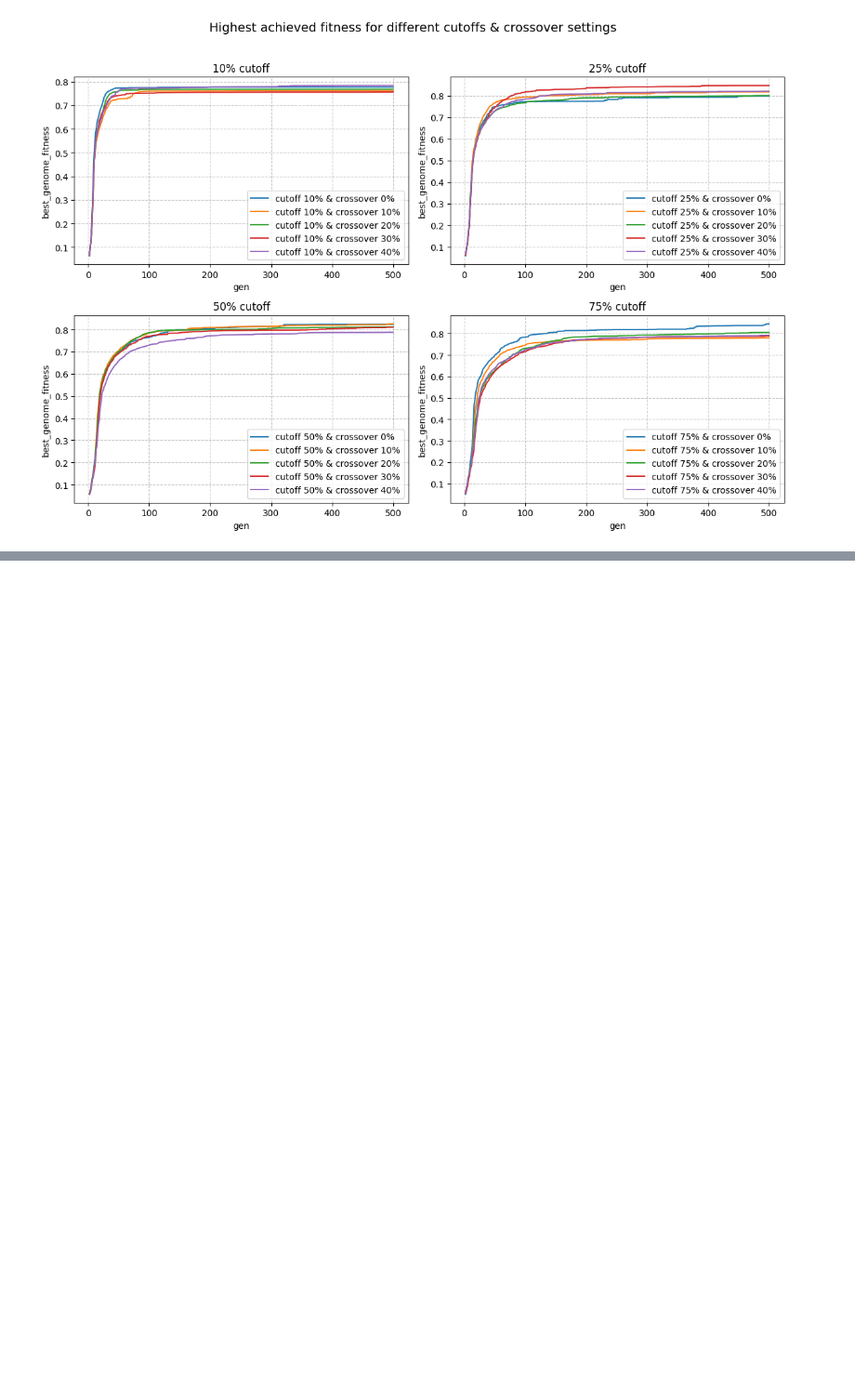
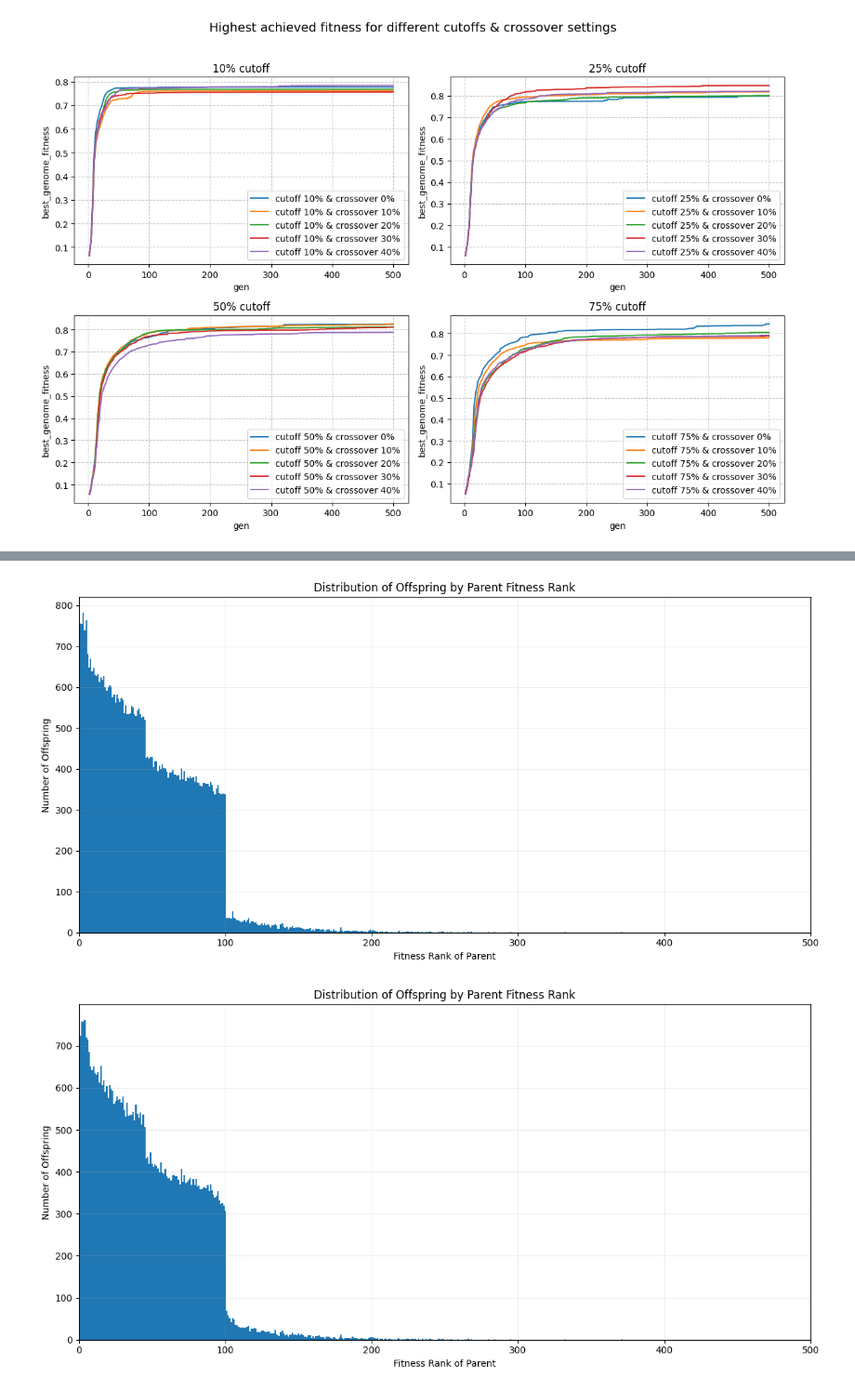
Before and after one commit to pastra98/EvolvePetriNets, a Jupyter notebook: analysis/analysis.ipynb, the cells around one changed output, grey strips where cells are left out. Shown at 93% size. Saved outputs shown, nothing was run; the diff lists cells and outputs as text; code cells hidden in the pictures; blank space fills up the shorter version.

Commit message:
will need to run this with more data again

```diff
--- a/analysis/analysis.ipynb
+++ b/analysis/analysis.ipynb
@@ -301,21 +324,0 @@ res["setups"][1]['gen_info_agg']
-# %%
-# %%
-# for truncation
-res = sa.exec_results_crawler("../analysis/data/testing_truncation")
-
-search = {
-    "spawn_cutoff_10%": {"spawn_cutoff": 0.1},
-    "spawn_cutoff_25%": {"spawn_cutoff": 0.25},
-    "spawn_cutoff_50%": {"spawn_cutoff": 0.50},
-    "spawn_cutoff_75%": {"spawn_cutoff": 0.75},
-}
-
-plt_layout = [["spawn_cutoff_10%", "spawn_cutoff_25%", "spawn_cutoff_50%", "spawn_cutoff_75%"]]
-
-data_sources = sa.search_and_aggregate_param_results(res, search)
-
-sa.generalized_lineplot(plt_layout, data_sources, "num_total_components")
-sa.generalized_lineplot(plt_layout, data_sources, "best_genome_fitness")
-sa.generalized_lineplot(plt_layout, data_sources, "avg_pop_fitness")
-sa.generalized_lineplot(plt_layout, data_sources, "num_unique_components")
-sa.generalized_barplot(plt_layout, data_sources, "num_total_components")
@@ -321,0 +355,23 @@ sa.generalized_barplot(plt_layout, data_sources, "num_total_components")
+# %%
+from copy import deepcopy
+# TODO: update search method to also aggregate spawn rank
+things = [
+    "cutoff 10% & crossover 0%", "cutoff 10% & crossover 30%",
+    "cutoff 25% & crossover 0%", "cutoff 25% & crossover 30%",
+    "cutoff 50% & crossover 0%", "cutoff 50% & crossover 30%",
+    "cutoff 75% & crossover 0%", "cutoff 75% & crossover 30%"
+]
+
+rs_search = {}
+for d_id in things:
+    data = deepcopy(cutoff_crossover_search[d_id])
+    data["pop_perc_elite"] = 0.05
+    rs_search[d_id] = data
+
+for s_name, s_id in sa.search_setups(res, rs_search).items():
+    print(s_name)
+    rs_data = res["setups"][s_id[0]]['spawn_rank_agg']
+    sa.plot_offspring_distribution(rs_data)
+# %% [output]
+[figure, added]
+[figure, added]
```
Also changed, not shown: parts of 14 cells of this notebook.
